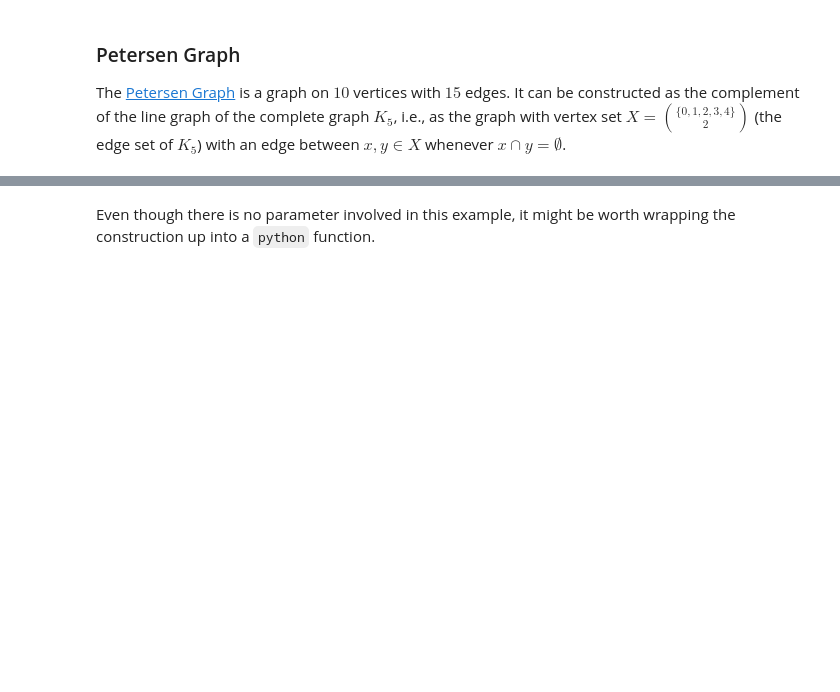
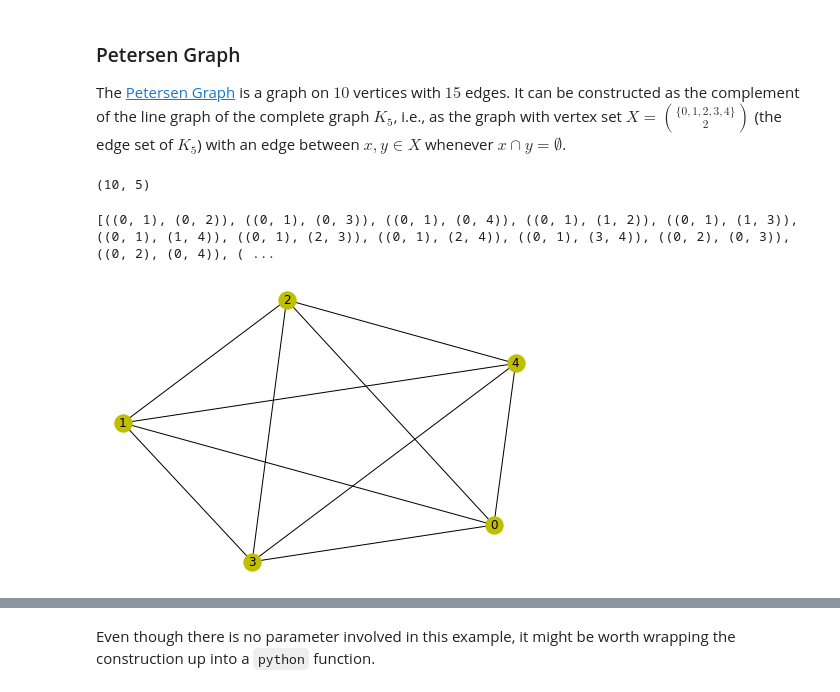
Before and after one commit to spriyansh/cs4423, a Jupyter notebook: networks02.ipynb, the cells around one changed output, grey strips where cells are left out. Drawn from its saved outputs; the diff is of its cells as text; code cells hidden in the pictures; blank space fills up the shorter version.

```diff
--- a/networks02.ipynb
+++ b/networks02.ipynb
@@ -402 +399,15 @@ print(list(combinations(nodes, 2)))
+# %%
+# So we will be using the K5 graph to built it
+# Let's first see the K5
+nx.draw(K5, **opts)
+
+# Check the size and order of k5
+K5.size(), K5.order()
+
+# Lets make all possible combinations of K5.edges
+print(list(combinations(K5.edges, 2)))
+# %% [output]
+(10, 5)
+[((0, 1), (0, 2)), ((0, 1), (0, 3)), ((0, 1), (0, 4)), ((0, 1), (1, 2)), ((0, 1), (1, 3)), ((0, 1), (1, 4)), ((0, 1), (2, 3)), ((0, 1), (2, 4)), ((0, 1), (3, 4)), ((0, 2), (0, 3)), ((0, 2), (0, 4)), ( ...
+[figure, added]
 # %%
```
Also changed, not shown: parts of 16 cells of this notebook.
